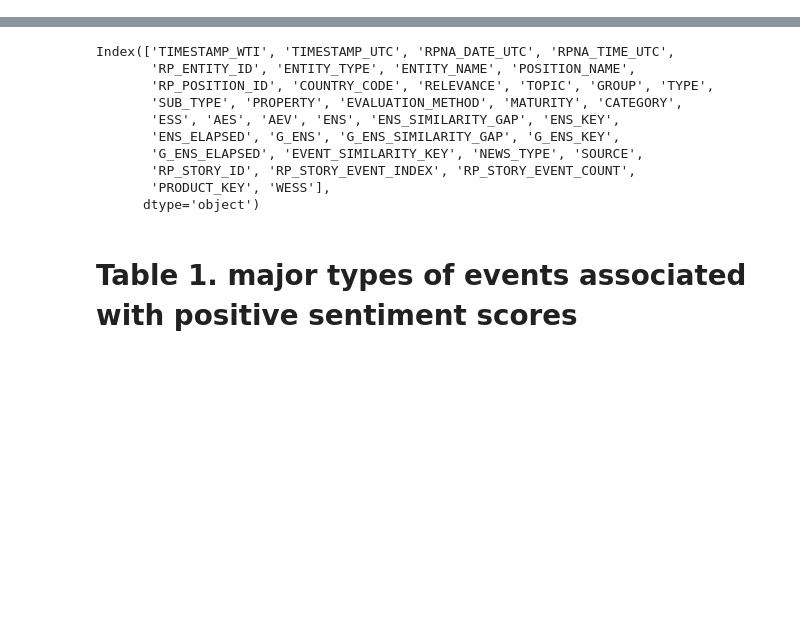
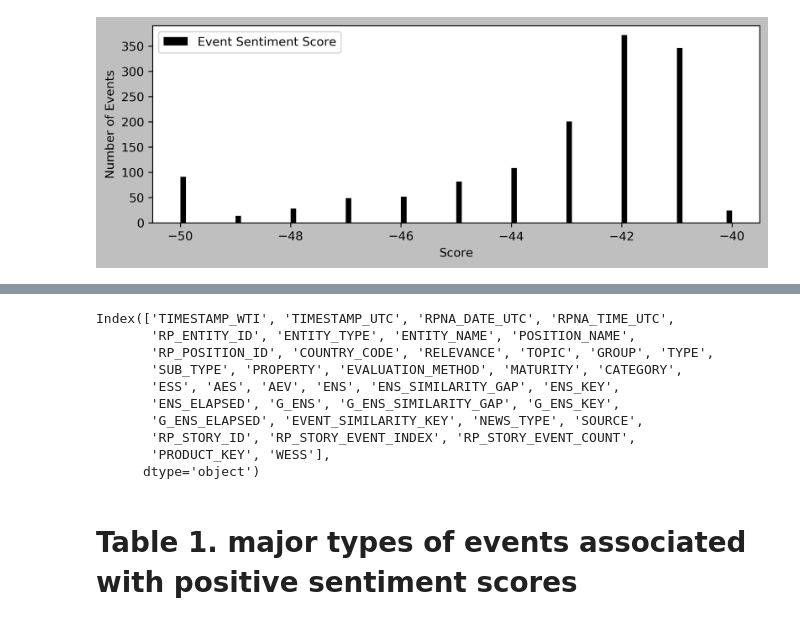
Before and after one commit to TianyuDu/ugthesis, a Jupyter notebook: eda/crude_oil_event_classification.ipynb, the cells around one changed output, grey strips where cells are left out. Cells and saved outputs as stored; diff of their text form; code cells hidden in the pictures; blank space fills up the shorter version.

```diff
--- a/eda/crude_oil_event_classification.ipynb
+++ b/eda/crude_oil_event_classification.ipynb
@@ -60,0 +60,15 @@ plt.show()
+# %%
+# Zoom in
+df_filtered = df[df["ESS"] <= -40]
+plt.hist(
+    df_filtered["ESS"],
+    label="Event Sentiment Score",
+    bins=100
+)
+plt.xlabel("Score")
+plt.ylabel("Number of Events")
+plt.legend()
+plt.savefig(f"{fig_path}/hist_ess_negative.png", dpi=300, bbox_inches="tight")
+plt.show()
+# %% [output]
+[figure, added]
```
Also changed, not shown: parts of 8 cells of this notebook, 2 other files.
